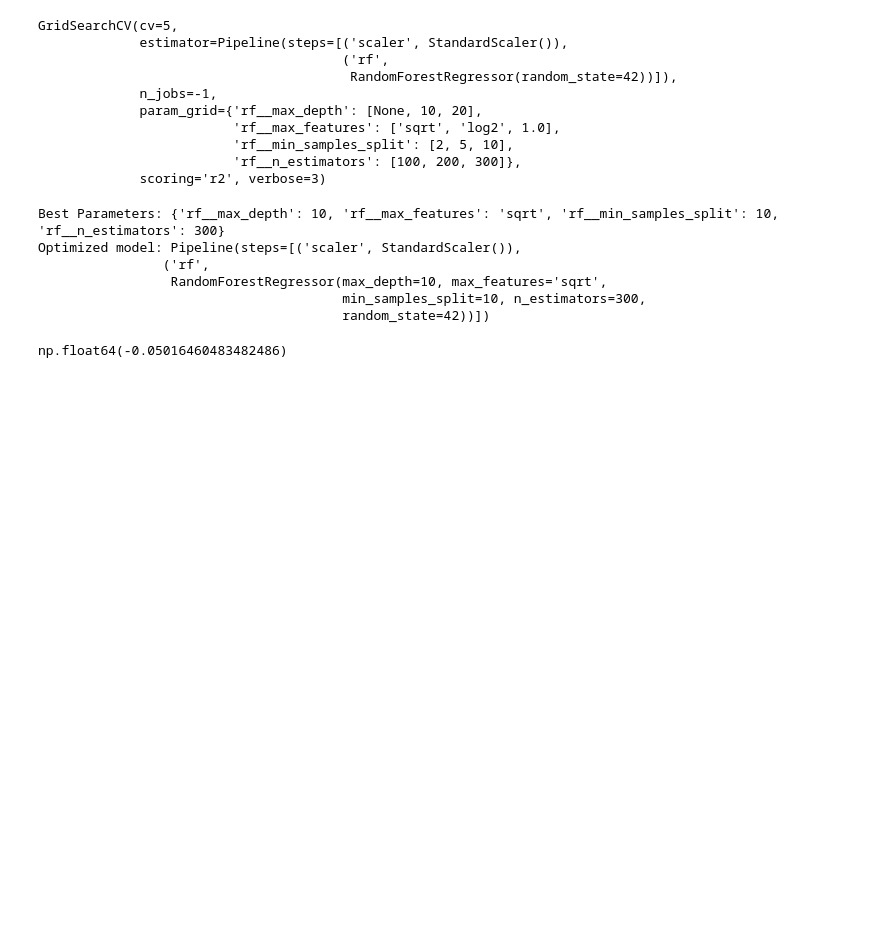
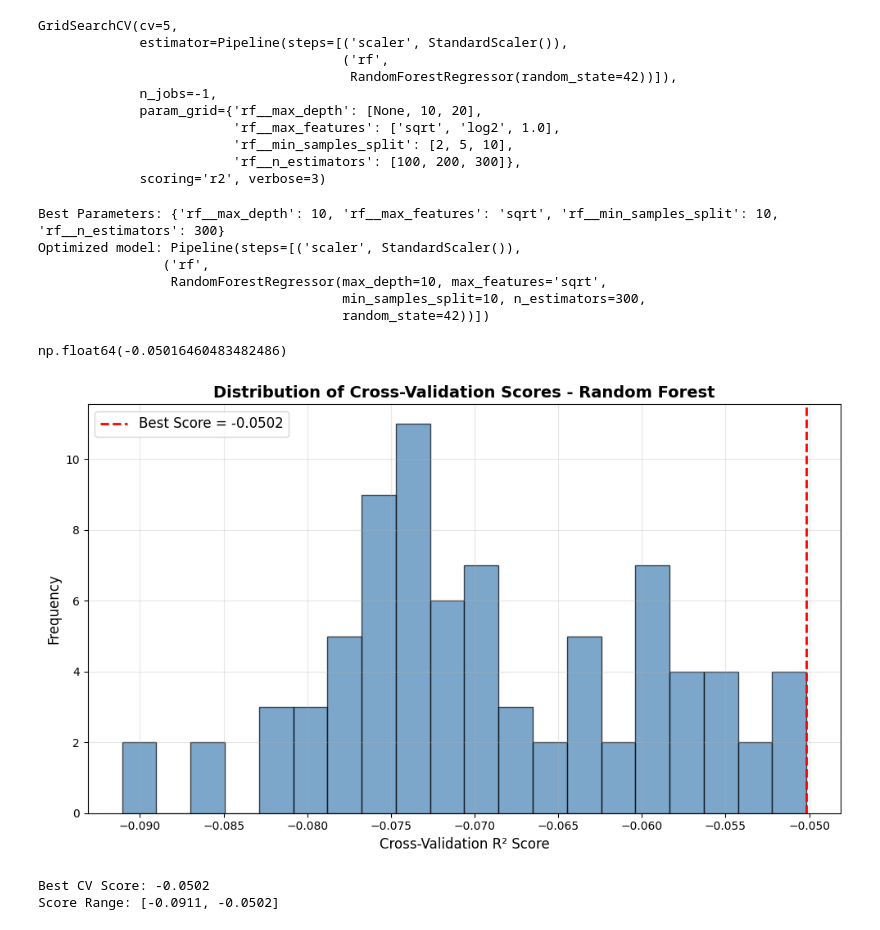
Before and after one commit to stefanregalia/ds4021-final-project, a Jupyter notebook: notebooks/random-forest.ipynb, the cells around one changed output. Saved outputs shown, nothing was run; the diff lists cells and outputs as text; code cells hidden in the pictures; blank space fills up the shorter version.

Commit message:
visual

```diff
--- a/notebooks/random-forest.ipynb
+++ b/notebooks/random-forest.ipynb
@@ -85,3 +86,27 @@ Optimized model: Pipeline(steps=[('scaler', StandardScaler()),
 grid_search.best_score_
 # %% [output]
 np.float64(-0.05016460483482486)
+# %%
+# Analyzing Cross-Validation Results
+cv_results = pd.DataFrame(grid_search.cv_results_)
+
+# Visualizing the distribution of cross-validation scores
+plt.figure(figsize=(10, 6))
+plt.hist(cv_results['mean_test_score'], bins=20, edgecolor='black', alpha=0.7, color='steelblue')
+plt.axvline(x=grid_search.best_score_, color='r', linestyle='--', linewidth=2,
+            label=f'Best Score = {grid_search.best_score_:.4f}')
+plt.xlabel('Cross-Validation R² Score', fontsize=12)
+plt.ylabel('Frequency', fontsize=12)
+plt.title('Distribution of Cross-Validation Scores - Random Forest', fontsize=14, fontweight='bold')
+plt.legend(fontsize=12)
+plt.grid(True, alpha=0.3)
+plt.tight_layout()
+plt.savefig("../output/rf_cv_distribution.png")
+plt.show()
+
+print(f"Best CV Score: {grid_search.best_score_:.4f}")
+print(f"Score Range: [{cv_results['mean_test_score'].min():.4f}, {cv_results['mean_test_score'].max():.4f}]")
+# %% [output]
+[figure, added]
+Best CV Score: -0.0502
+Score Range: [-0.0911, -0.0502]
```
Also changed, not shown: parts of 2 cells of this notebook, 2 other files.
